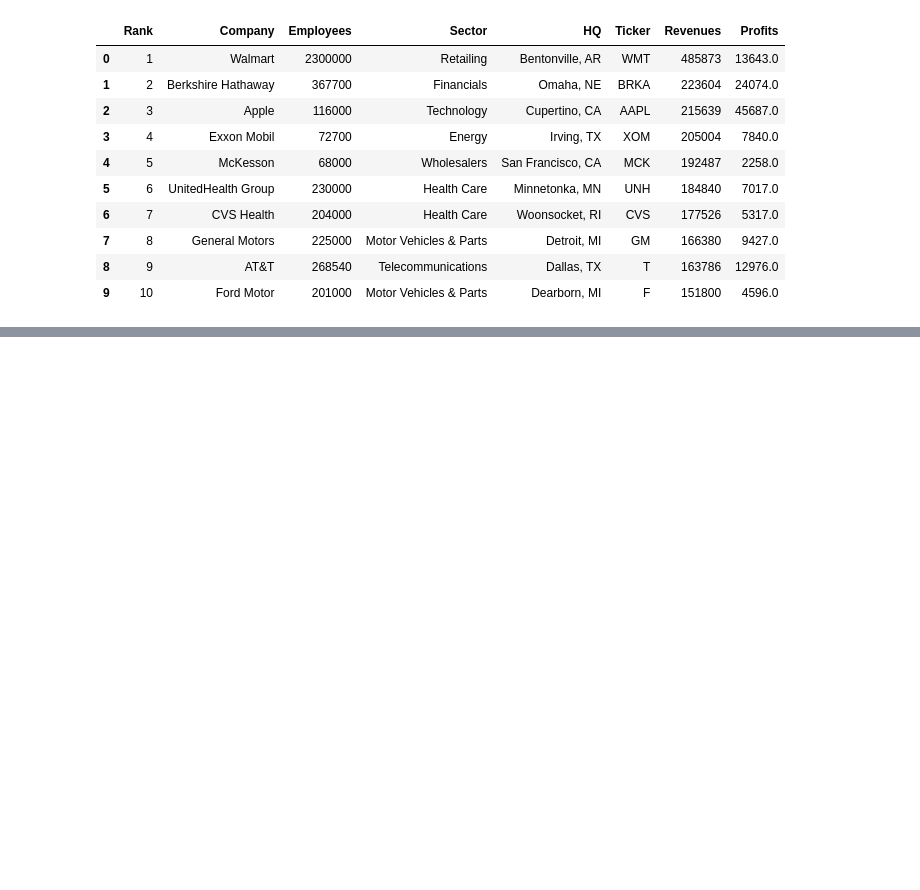
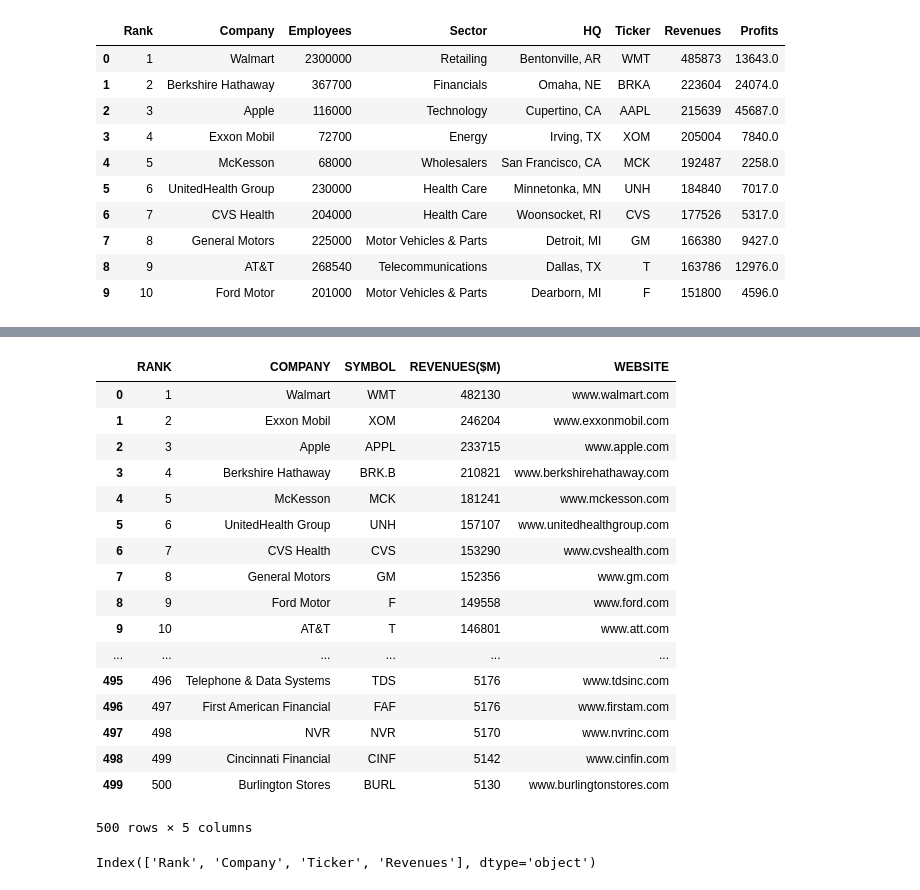
Before and after one commit to chinosamg/ETL-Project, a Jupyter notebook: ETL_Code-Fortune500.ipynb, the cells around one changed output, grey strips where cells are left out. Saved outputs shown, nothing was run; the diff lists cells and outputs as text; code cells hidden in the pictures; blank space fills up the shorter version.

```diff
--- a/ETL_Code-Fortune500.ipynb
+++ b/ETL_Code-Fortune500.ipynb
@@ -68,0 +69,29 @@ Fortune500_transformed.head()
+# %%
+Fortune500_2016_file = "./Resources/Fortune500_2016.csv"
+Fortune500_2016 = pd.read_csv(Fortune500_2016_file)
+Fortune500_2016.dropna(axis=1, how='all')
+# %% [output]
+|  | RANK | COMPANY | SYMBOL | REVENUES($M) | WEBSITE |
+| 0 | 1 | Walmart | WMT | 482130 | www.walmart.com |
+| 1 | 2 | Exxon Mobil | XOM | 246204 | www.exxonmobil.com |
+| 2 | 3 | Apple | APPL | 233715 | www.apple.com |
+| 3 | 4 | Berkshire Hathaway | BRK.B | 210821 | www.berkshirehathaway.com |
+| 4 | 5 | McKesson | MCK | 181241 | www.mckesson.com |
+| 5 | 6 | UnitedHealth Group | UNH | 157107 | www.unitedhealthgroup.com |
+| 6 | 7 | CVS Health | CVS | 153290 | www.cvshealth.com |
+| 7 | 8 | General Motors | GM | 152356 | www.gm.com |
+| 8 | 9 | Ford Motor | F | 149558 | www.ford.com |
+| 9 | 10 | AT&T | T | 146801 | www.att.com |
+| ... | ... | ... | ... | ... | ... |
+| 495 | 496 | Telephone & Data Systems | TDS | 5176 | www.tdsinc.com |
+| 496 | 497 | First American Financial | FAF | 5176 | www.firstam.com |
+| 497 | 498 | NVR | NVR | 5170 | www.nvrinc.com |
+| 498 | 499 | Cincinnati Financial | CINF | 5142 | www.cinfin.com |
+| 499 | 500 | Burlington Stores | BURL | 5130 | www.burlingtonstores.com |
+500 rows × 5 columns
+# %%
+Fortune500_2016 = Fortune500_2016.rename(columns={"SYMBOL":"Ticker", "COMPANY":"Company", "REVENUES($M)":"Revenues", "RANK":"Rank"})
+Fortune500_2016 = Fortune500_2016.drop(columns={"WEBSITE"})
+Fortune500_2016.columns
+# %% [output]
+Index(['Rank', 'Company', 'Ticker', 'Revenues'], dtype='object')
```
Also changed, not shown: parts of 9 cells of this notebook, 16 other files.
